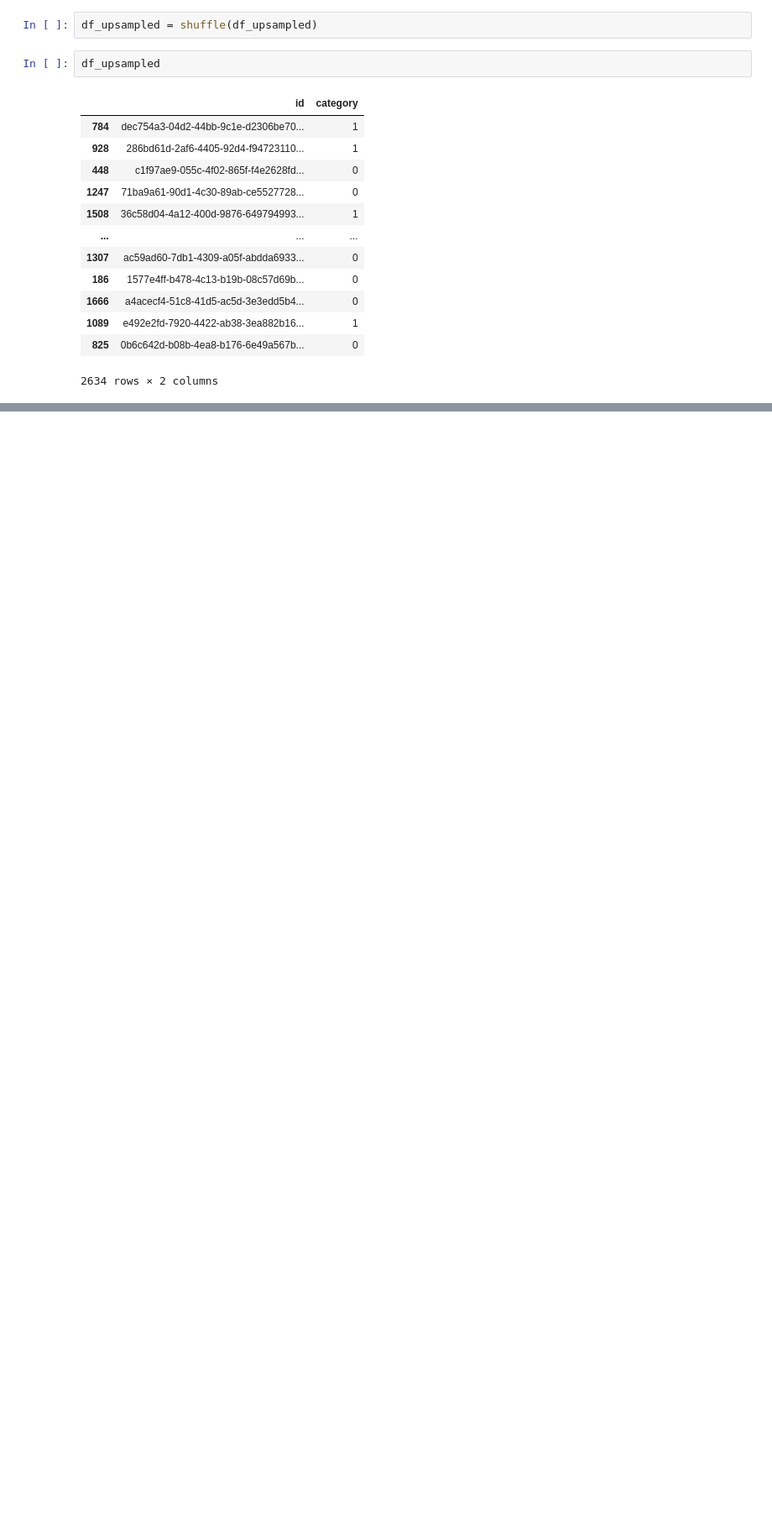
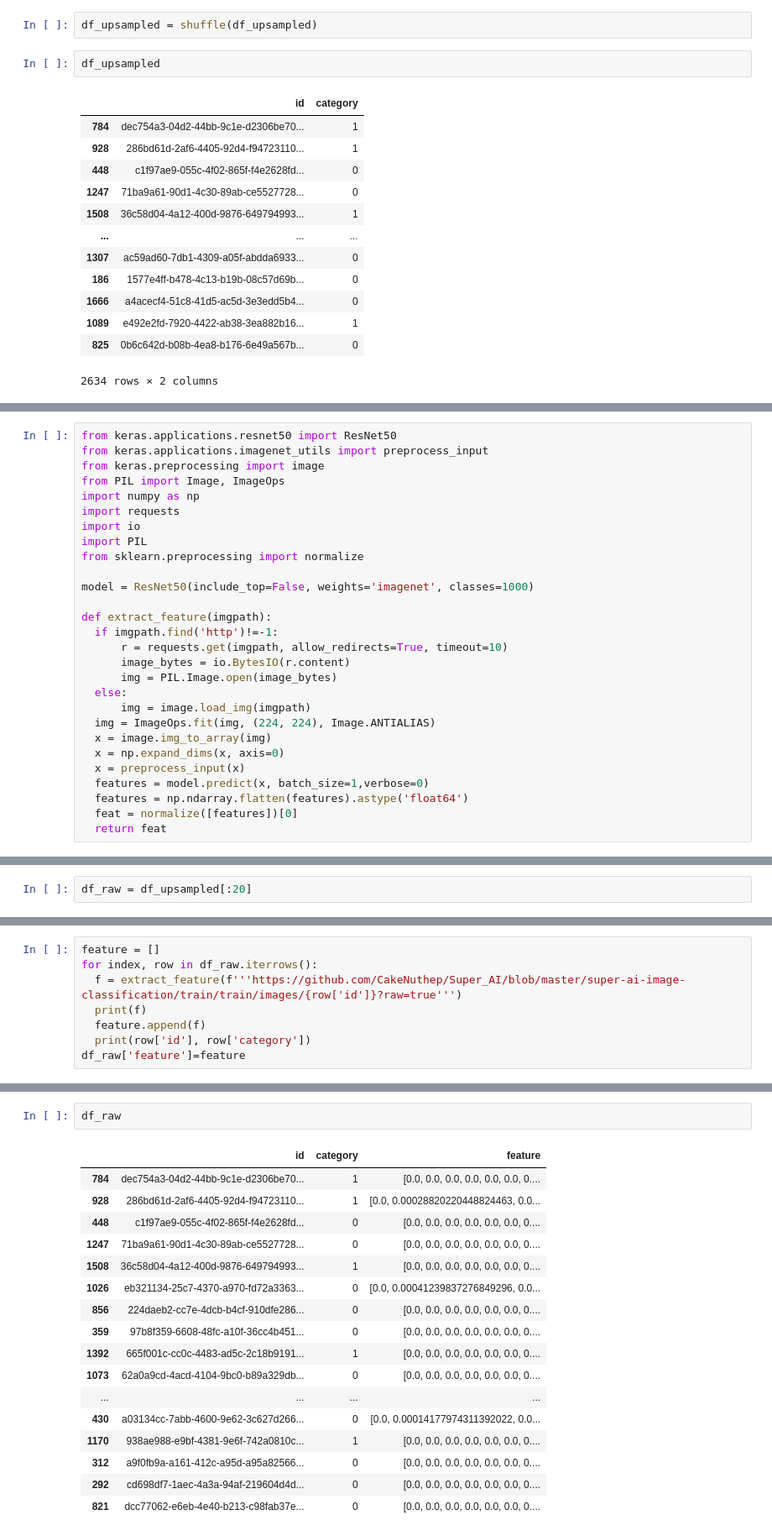
Before and after one commit to CakeNuthep/Super_AI, a Jupyter notebook: 22p22c0044_ศุภชัย_W3HW1_04102020.ipynb, the cells around one changed output, grey strips where cells are left out. Shown at 84% size. Saved outputs shown, nothing was run; the diff lists cells and outputs as text; blank space fills up the shorter version.

```diff
--- a/22p22c0044_ศุภชัย_W3HW1_04102020.ipynb
+++ b/22p22c0044_ศุภชัย_W3HW1_04102020.ipynb
@@ -119,0 +122,28 @@ df_upsampled
+# %%
+from keras.applications.resnet50 import ResNet50
+from keras.applications.imagenet_utils import preprocess_input
+from keras.preprocessing import image
+from PIL import Image, ImageOps
+import numpy as np
+import requests
+import io
+import PIL
+from sklearn.preprocessing import normalize
+
+model = ResNet50(include_top=False, weights='imagenet', classes=1000)
+
+def extract_feature(imgpath):
+  if imgpath.find('http')!=-1:
+      r = requests.get(imgpath, allow_redirects=True, timeout=10)
+      image_bytes = io.BytesIO(r.content)
+      img = PIL.Image.open(image_bytes)
+  else:
+  	  img = image.load_img(imgpath)
+  img = ImageOps.fit(img, (224, 224), Image.ANTIALIAS)
+  x = image.img_to_array(img)
+  x = np.expand_dims(x, axis=0)
+  x = preprocess_input(x)
+  features = model.predict(x, batch_size=1,verbose=0)
+  features = np.ndarray.flatten(features).astype('float64')
+  feat = normalize([features])[0]
+  return feat
@@ -119,0 +157,2 @@ df_upsampled
+# %%
+df_raw = df_upsampled[:20]
@@ -119,0 +179,8 @@ df_upsampled
+# %%
+feature = []
+for index, row in df_raw.iterrows():
+  f = extract_feature(f'''https://github.com/CakeNuthep/Super_AI/blob/master/super-ai-image-classification/train/train/images/{row['id']}?raw=true''')
+  print(f)
+  feature.append(f)
+  print(row['id'], row['category'])
+df_raw['feature']=feature
@@ -119,0 +210,20 @@ df_upsampled
+# %%
+df_raw
+# %% [output]
+|  | id | category | feature |
+| 784 | dec754a3-04d2-44bb-9c1e-d2306be70... | 1 | [0.0, 0.0, 0.0, 0.0, 0.0, 0.0, 0.... |
+| 928 | 286bd61d-2af6-4405-92d4-f94723110... | 1 | [0.0, 0.00028820220448824463, 0.0... |
+| 448 | c1f97ae9-055c-4f02-865f-f4e2628fd... | 0 | [0.0, 0.0, 0.0, 0.0, 0.0, 0.0, 0.... |
+| 1247 | 71ba9a61-90d1-4c30-89ab-ce5527728... | 0 | [0.0, 0.0, 0.0, 0.0, 0.0, 0.0, 0.... |
+| 1508 | 36c58d04-4a12-400d-9876-649794993... | 1 | [0.0, 0.0, 0.0, 0.0, 0.0, 0.0, 0.... |
+| 1026 | eb321134-25c7-4370-a970-fd72a3363... | 0 | [0.0, 0.00041239837276849296, 0.0... |
+| 856 | 224daeb2-cc7e-4dcb-b4cf-910dfe286... | 0 | [0.0, 0.0, 0.0, 0.0, 0.0, 0.0, 0.... |
+| 359 | 97b8f359-6608-48fc-a10f-36cc4b451... | 0 | [0.0, 0.0, 0.0, 0.0, 0.0, 0.0, 0.... |
+| 1392 | 665f001c-cc0c-4483-ad5c-2c18b9191... | 1 | [0.0, 0.0, 0.0, 0.0, 0.0, 0.0, 0.... |
+| 1073 | 62a0a9cd-4acd-4104-9bc0-b89a329db... | 0 | [0.0, 0.0, 0.0, 0.0, 0.0, 0.0, 0.... |
+| ... | ... | ... | ... |
+| 430 | a03134cc-7abb-4600-9e62-3c627d266... | 0 | [0.0, 0.00014177974311392022, 0.0... |
+| 1170 | 938ae988-e9bf-4381-9e6f-742a0810c... | 1 | [0.0, 0.0, 0.0, 0.0, 0.0, 0.0, 0.... |
+| 312 | a9f0fb9a-a161-412c-a95d-a95a82566... | 0 | [0.0, 0.0, 0.0, 0.0, 0.0, 0.0, 0.... |
+| 292 | cd698df7-1aec-4a3a-94af-219604d4d... | 0 | [0.0, 0.0, 0.0, 0.0, 0.0, 0.0, 0.... |
+| 821 | dcc77062-e6eb-4e40-b213-c98fab37e... | 0 | [0.0, 0.0, 0.0, 0.0, 0.0, 0.0, 0.... |
```
Also changed, not shown: parts of 8 cells of this notebook.
